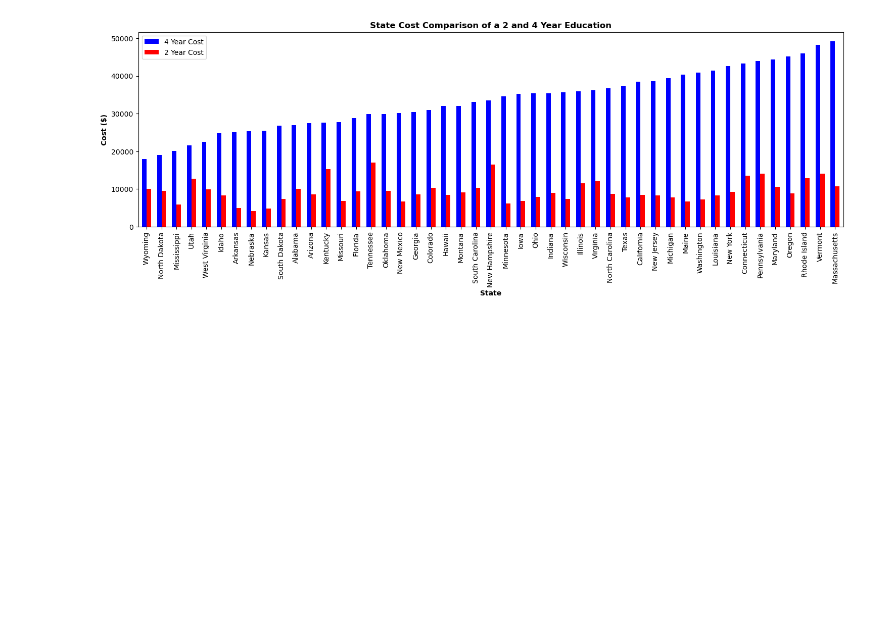
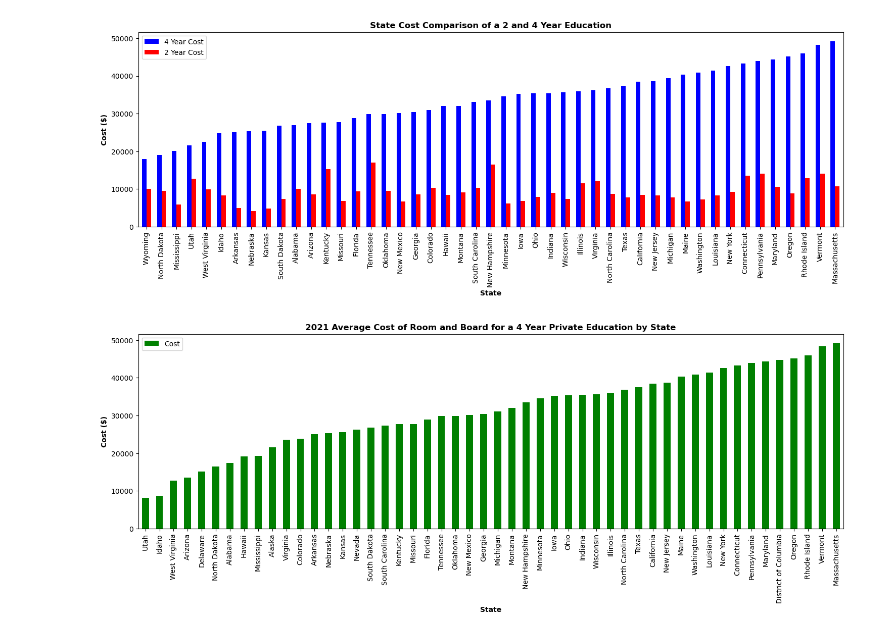
Before and after one commit to anthonybpino/Project-1-Undergrad-Student-Data, a Jupyter notebook: cost_state_2021.ipynb, the cells around one changed output. Drawn from its saved outputs; the diff is of its cells as text; code cells hidden in the pictures; blank space fills up the shorter version.

Commit message:
add room and board private college cost plot

```diff
--- a/cost_state_2021.ipynb
+++ b/cost_state_2021.ipynb
@@ -14,3 +14,9 @@ school_df.head()
 | 2 | 2013 | Alabama | Public In-State | 2-year | Fees/Tuition | 4048 |
 | 3 | 2013 | Alabama | Public In-State | 4-year | Fees/Tuition | 8073 |
 | 4 | 2013 | Alabama | Public In-State | 4-year | Room/Board | 8473 |
+# %%
+school_private = school_df[school_df["Type"] == "Private"].groupby(["State"]).max()
+school_private = school_private.sort_values(by="Cost")
+school_private = school_private[school_private["Year"] == 2021]
+del school_private["Year"]
+school_private
@@ -91,3 +116,11 @@ plt.xlabel("State", fontweight="bold")
 plt.show()
 # %% [output]
 [figure]
+# %%
+school_private.plot.bar(figsize = (18,5), color="green")
+plt.title("2021 Average Cost of Room and Board for a 4 Year Private Education by State", fontweight="bold")
+plt.xlabel("State", fontweight="bold")
+plt.ylabel("Cost ($)", fontweight="bold")
+plt.show()
+# %% [output]
+[figure, added]
```
Also changed, not shown: parts of 2 cells of this notebook.
